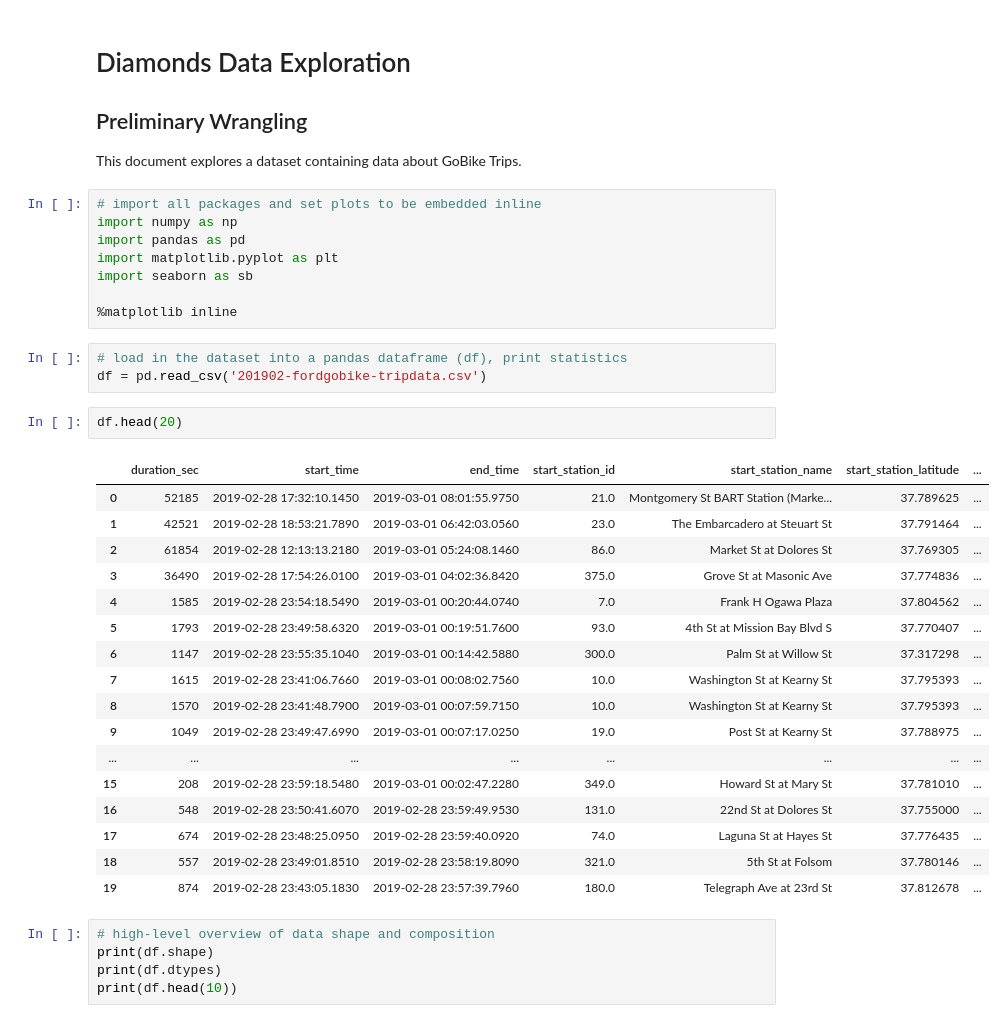
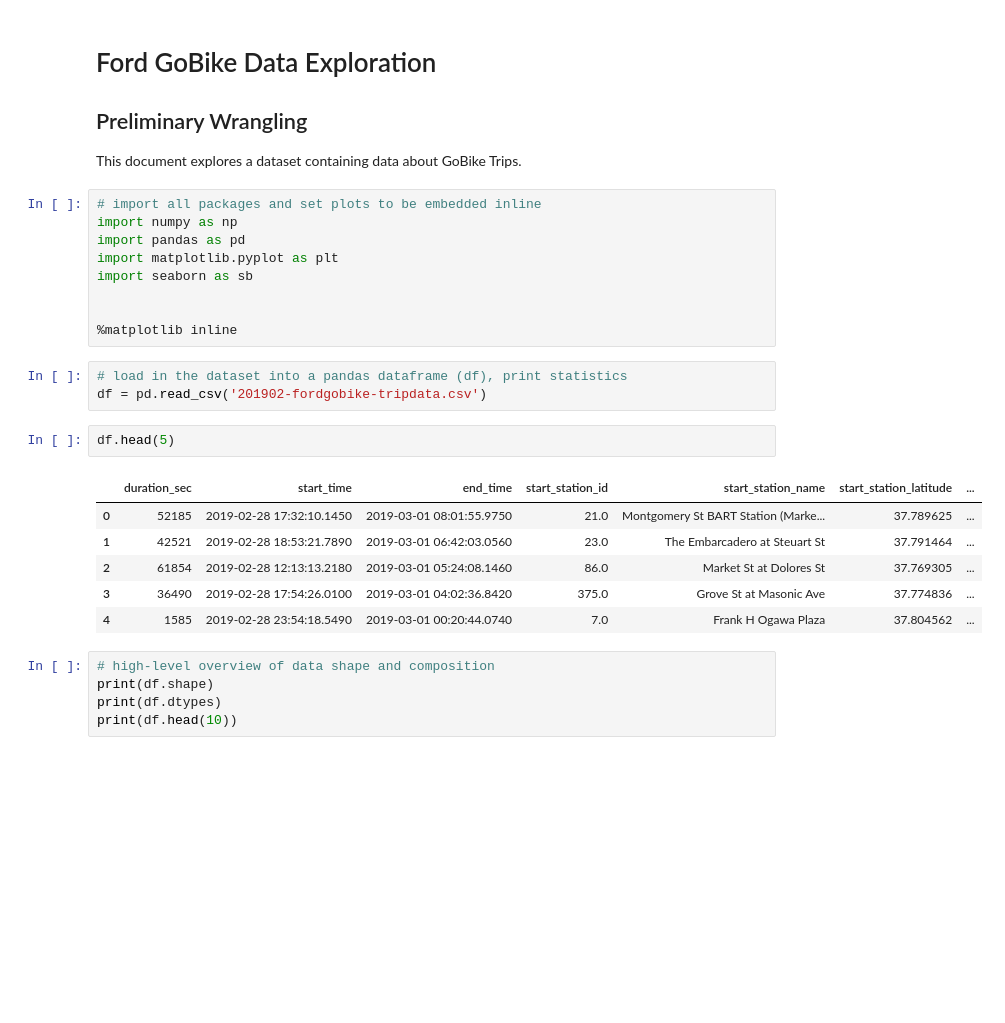
Before and after one commit to mina-f-beshay/ADAND-EgFWD-Udacity, a Jupyter notebook: Project 3 - Communicating Data Findings/Communicating Data Findings Project.ipynb, the cells around one changed output. Cells and saved outputs as stored; diff of their text form; blank space fills up the shorter version.

```diff
--- a/Project 3 - Communicating Data Findings/Communicating Data Findings Project.ipynb
+++ b/Project 3 - Communicating Data Findings/Communicating Data Findings Project.ipynb
@@ -1,5 +1,5 @@
 # %% [markdown]
-# Diamonds Data Exploration
+# Ford GoBike Data Exploration
 
 ## Preliminary Wrangling
 
@@ -11,30 +11,20 @@ import pandas as pd
 import matplotlib.pyplot as plt
 import seaborn as sb
 
+
 %matplotlib inline
 # %%
 # load in the dataset into a pandas dataframe (df), print statistics
 df = pd.read_csv('201902-fordgobike-tripdata.csv')
 # %%
-df.head(20)
+df.head(5)
 # %% [output]
 |  | duration_sec | start_time | end_time | start_station_id | start_station_name | start_station_latitude | ... |
 | 0 | 52185 | 2019-02-28 17:32:10.1450 | 2019-03-01 08:01:55.9750 | 21.0 | Montgomery St BART Station (Marke... | 37.789625 | ... |
 | 1 | 42521 | 2019-02-28 18:53:21.7890 | 2019-03-01 06:42:03.0560 | 23.0 | The Embarcadero at Steuart St | 37.791464 | ... |
 | 2 | 61854 | 2019-02-28 12:13:13.2180 | 2019-03-01 05:24:08.1460 | 86.0 | Market St at Dolores St | 37.769305 | ... |
 | 3 | 36490 | 2019-02-28 17:54:26.0100 | 2019-03-01 04:02:36.8420 | 375.0 | Grove St at Masonic Ave | 37.774836 | ... |
 | 4 | 1585 | 2019-02-28 23:54:18.5490 | 2019-03-01 00:20:44.0740 | 7.0 | Frank H Ogawa Plaza | 37.804562 | ... |
-| 5 | 1793 | 2019-02-28 23:49:58.6320 | 2019-03-01 00:19:51.7600 | 93.0 | 4th St at Mission Bay Blvd S | 37.770407 | ... |
-| 6 | 1147 | 2019-02-28 23:55:35.1040 | 2019-03-01 00:14:42.5880 | 300.0 | Palm St at Willow St | 37.317298 | ... |
-| 7 | 1615 | 2019-02-28 23:41:06.7660 | 2019-03-01 00:08:02.7560 | 10.0 | Washington St at Kearny St | 37.795393 | ... |
-| 8 | 1570 | 2019-02-28 23:41:48.7900 | 2019-03-01 00:07:59.7150 | 10.0 | Washington St at Kearny St | 37.795393 | ... |
-| 9 | 1049 | 2019-02-28 23:49:47.6990 | 2019-03-01 00:07:17.0250 | 19.0 | Post St at Kearny St | 37.788975 | ... |
-| ... | ... | ... | ... | ... | ... | ... | ... |
-| 15 | 208 | 2019-02-28 23:59:18.5480 | 2019-03-01 00:02:47.2280 | 349.0 | Howard St at Mary St | 37.781010 | ... |
-| 16 | 548 | 2019-02-28 23:50:41.6070 | 2019-02-28 23:59:49.9530 | 131.0 | 22nd St at Dolores St | 37.755000 | ... |
-| 17 | 674 | 2019-02-28 23:48:25.0950 | 2019-02-28 23:59:40.0920 | 74.0 | Laguna St at Hayes St | 37.776435 | ... |
-| 18 | 557 | 2019-02-28 23:49:01.8510 | 2019-02-28 23:58:19.8090 | 321.0 | 5th St at Folsom | 37.780146 | ... |
-| 19 | 874 | 2019-02-28 23:43:05.1830 | 2019-02-28 23:57:39.7960 | 180.0 | Telegraph Ave at 23rd St | 37.812678 | ... |
 # %%
 # high-level overview of data shape and composition
 print(df.shape)
```
Also changed, not shown: parts of 18 cells of this notebook.
